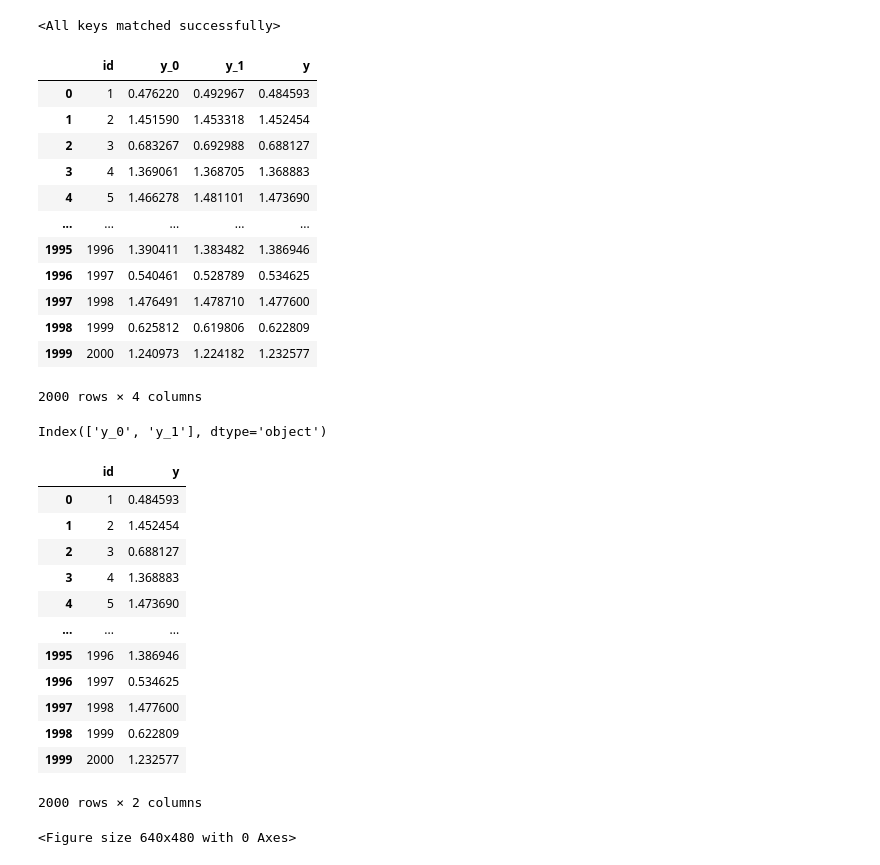
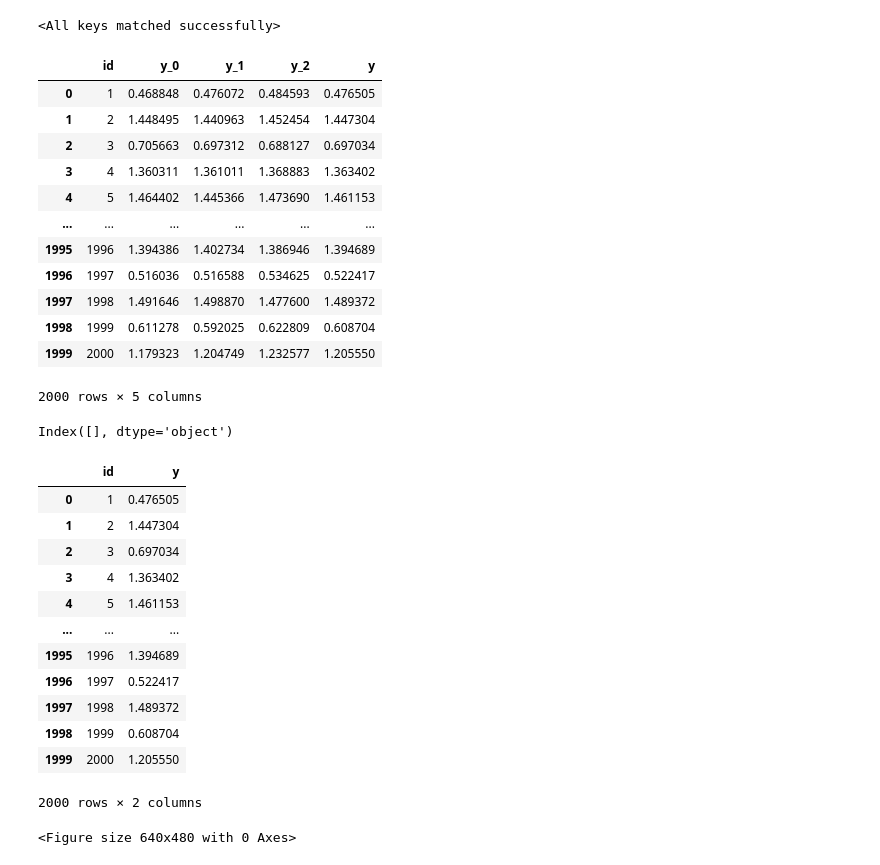
Before and after one commit to Royyang1203/School_work, a Jupyter notebook: S6/DL/hw1_function-approximation/410921208_HW1.ipynb, the cells around one changed output. Saved outputs shown, nothing was run; the diff lists cells and outputs as text; code cells hidden in the pictures.

```diff
--- a/S6/DL/hw1_function-approximation/410921208_HW1.ipynb
+++ b/S6/DL/hw1_function-approximation/410921208_HW1.ipynb
@@ -544,71 +607,76 @@ df.to_csv('output_best.csv', index=False)
 # files_list = ["merged_data.csv",
 #               "output_file.csv",
 #               ]
-files_list = ["merged_data.csv",
-              "merged_data_v2.csv",
+# files_list = [
+#               "merged_data_v2.csv",
+#               "merged_data_v3.csv",
+#               ]
+files_list = ["runs/exp61/output_best.csv",
+              "runs/exp60/output_best.csv",
+              "merged_data_v3.csv",
               ]
 
 # 初始化一個空的DataFrame用於存儲結果
 merged_data = pd.DataFrame()
 
 for index, file in enumerate(files_list):
     # 讀取CSV檔案
     data = pd.read_csv(file)
 
     # 使用檔案名稱或索引作為新列名
     new_column_name = f'y_{index}'
 
     # 將y值重命名為新列名
     data = data.rename(columns={'y': new_column_name})
 
     # 合併檔案
     if merged_data.empty:
         merged_data = data
     else:
         merged_data = merged_data.merge(data, on='id', how='outer')
 
 # 計算y值的平均
 merged_data['y'] = merged_data.iloc[:, 1:].mean(axis=1)
 
 # 將結果輸出到CSV檔案
-merged_data.to_csv('merged_data_v3.csv', index=False)
+merged_data.to_csv('merged_data_v5.csv', index=False)
 
 
 merged_data
 # %% [output]
-|  | id | y_0 | y_1 | y |
-| 0 | 1 | 0.476220 | 0.492967 | 0.484593 |
-| 1 | 2 | 1.451590 | 1.453318 | 1.452454 |
-| 2 | 3 | 0.683267 | 0.692988 | 0.688127 |
-| 3 | 4 | 1.369061 | 1.368705 | 1.368883 |
-| 4 | 5 | 1.466278 | 1.481101 | 1.473690 |
-| ... | ... | ... | ... | ... |
-| 1995 | 1996 | 1.390411 | 1.383482 | 1.386946 |
-| 1996 | 1997 | 0.540461 | 0.528789 | 0.534625 |
-| 1997 | 1998 | 1.476491 | 1.478710 | 1.477600 |
-| 1998 | 1999 | 0.625812 | 0.619806 | 0.622809 |
-| 1999 | 2000 | 1.240973 | 1.224182 | 1.232577 |
+|  | id | y_0 | y_1 | y_2 | y |
+| 0 | 1 | 0.468848 | 0.476072 | 0.484593 | 0.476505 |
+| 1 | 2 | 1.448495 | 1.440963 | 1.452454 | 1.447304 |
+| 2 | 3 | 0.705663 | 0.697312 | 0.688127 | 0.697034 |
+| 3 | 4 | 1.360311 | 1.361011 | 1.368883 | 1.363402 |
+| 4 | 5 | 1.464402 | 1.445366 | 1.473690 | 1.461153 |
+| ... | ... | ... | ... | ... | ... |
+| 1995 | 1996 | 1.394386 | 1.402734 | 1.386946 | 1.394689 |
+| 1996 | 1997 | 0.516036 | 0.516588 | 0.534625 | 0.522417 |
+| 1997 | 1998 | 1.491646 | 1.498870 | 1.477600 | 1.489372 |
+| 1998 | 1999 | 0.611278 | 0.592025 | 0.622809 | 0.608704 |
+| 1999 | 2000 | 1.179323 | 1.204749 | 1.232577 | 1.205550 |
-2000 rows × 4 columns
+2000 rows × 5 columns
 # %%
 columns_to_drop = merged_data.iloc[:,1:-1].columns
 print(columns_to_drop)
 merged_data = merged_data.drop(columns=columns_to_drop)
-merged_data.to_csv('merged_data_v3.csv', index=False)
+merged_data.to_csv('merged_data_v5.csv', index=False)
 merged_data
 # %% [output]
-Index(['y_0', 'y_1'], dtype='object')
+Index([], dtype='object')
 |  | id | y |
-| 0 | 1 | 0.484593 |
-| 1 | 2 | 1.452454 |
-| 2 | 3 | 0.688127 |
-| 3 | 4 | 1.368883 |
-| 4 | 5 | 1.473690 |
+| 0 | 1 | 0.476505 |
+| 1 | 2 | 1.447304 |
+| 2 | 3 | 0.697034 |
+| 3 | 4 | 1.363402 |
+| 4 | 5 | 1.461153 |
 | ... | ... | ... |
-| 1995 | 1996 | 1.386946 |
-| 1996 | 1997 | 0.534625 |
-| 1997 | 1998 | 1.477600 |
-| 1998 | 1999 | 0.622809 |
-| 1999 | 2000 | 1.232577 |
+| 1995 | 1996 | 1.394689 |
+| 1996 | 1997 | 0.522417 |
+| 1997 | 1998 | 1.489372 |
+| 1998 | 1999 | 0.608704 |
+| 1999 | 2000 | 1.205550 |
 2000 rows × 2 columns
 # %%
 
```
Also changed, not shown: parts of 15 cells of this notebook.
